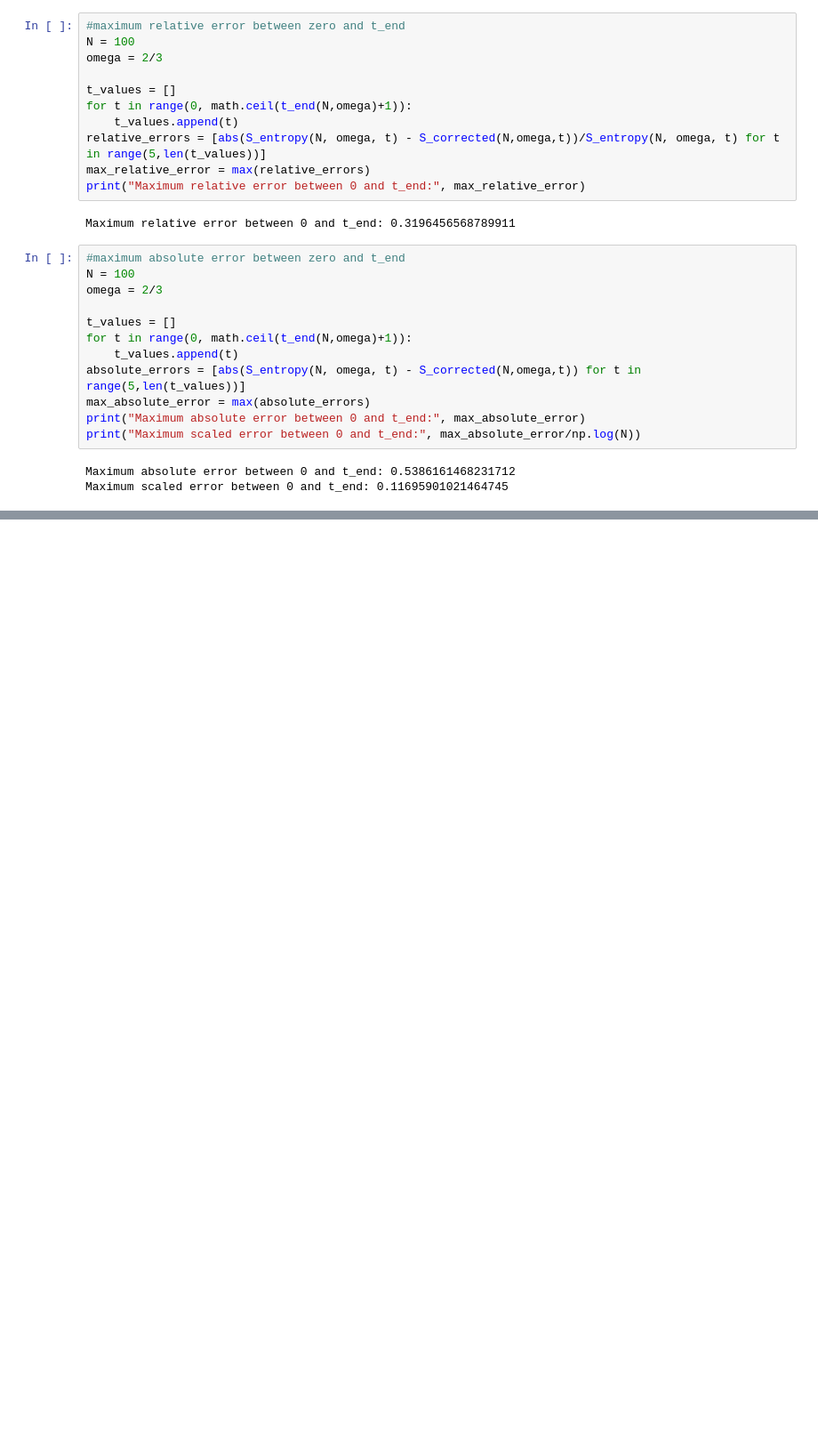
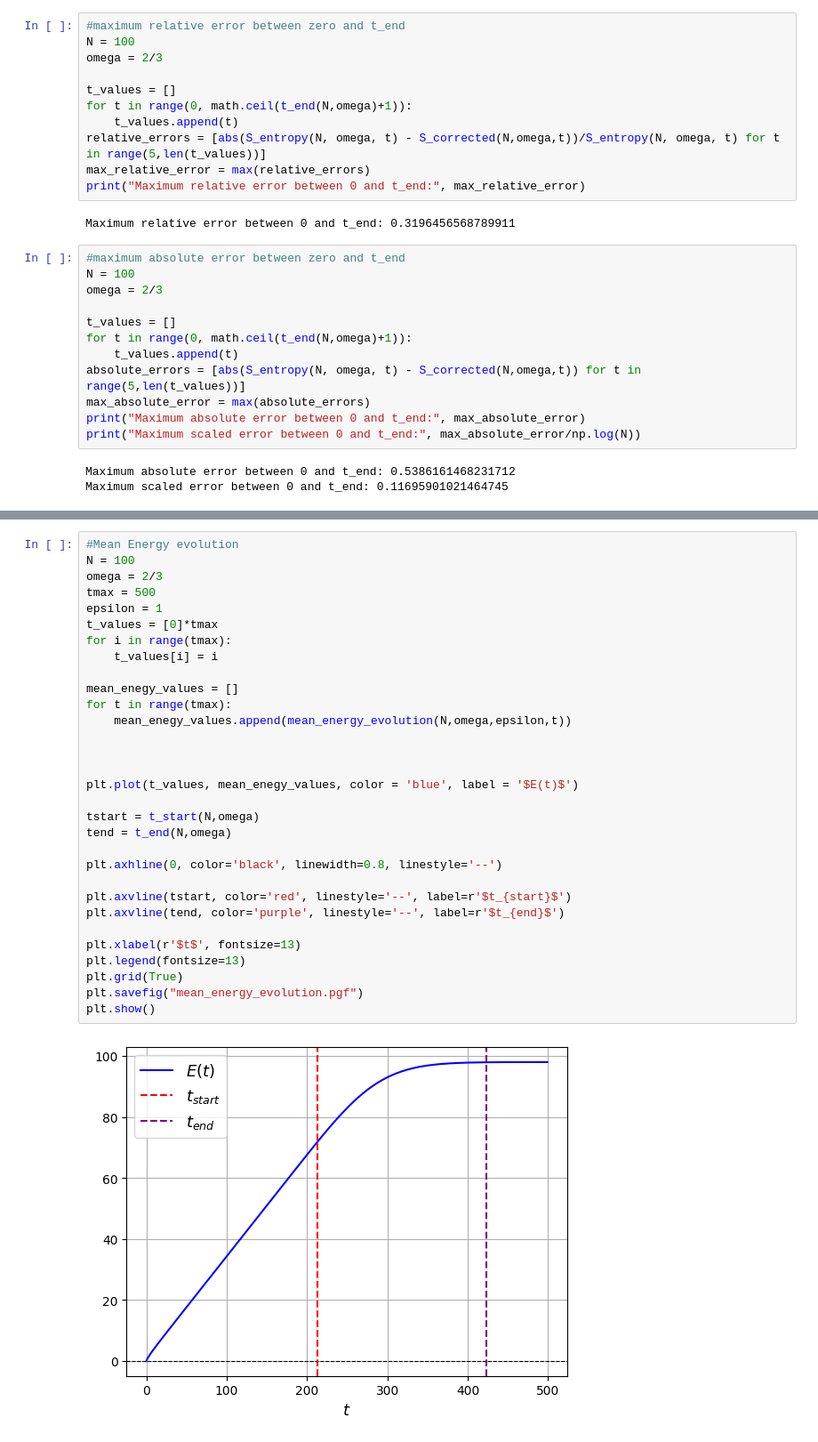
Before and after one commit to pedrolinckm/OQW-Thermodynamics, a Jupyter notebook: thermodynamics_oqw.ipynb, the cells around one changed output, grey strips where cells are left out. Shown at 89% size. Cells and saved outputs as stored; diff of their text form; blank space fills up the shorter version.

```diff
--- a/thermodynamics_oqw.ipynb
+++ b/thermodynamics_oqw.ipynb
@@ -571,0 +572,33 @@ Sum_x P(x,t) = 0.9924455451581731
+# %%
+#Mean Energy evolution
+N = 100
+omega = 2/3
+tmax = 500
+epsilon = 1
+t_values = [0]*tmax
+for i in range(tmax):
+    t_values[i] = i
+
+mean_enegy_values = []
+for t in range(tmax):
+    mean_enegy_values.append(mean_energy_evolution(N,omega,epsilon,t))
+
+
+
+plt.plot(t_values, mean_enegy_values, color = 'blue', label = '$E(t)$')
+
+tstart = t_start(N,omega)
+tend = t_end(N,omega)
+
+plt.axhline(0, color='black', linewidth=0.8, linestyle='--')
+
+plt.axvline(tstart, color='red', linestyle='--', label=r'$t_{start}$')
+plt.axvline(tend, color='purple', linestyle='--', label=r'$t_{end}$')
+
+plt.xlabel(r'$t$', fontsize=13)
+plt.legend(fontsize=13)
+plt.grid(True)
+plt.savefig("mean_energy_evolution.pgf")
+plt.show()
+# %% [output]
+[figure, added]
```
Also changed, not shown: parts of 5 cells of this notebook.
